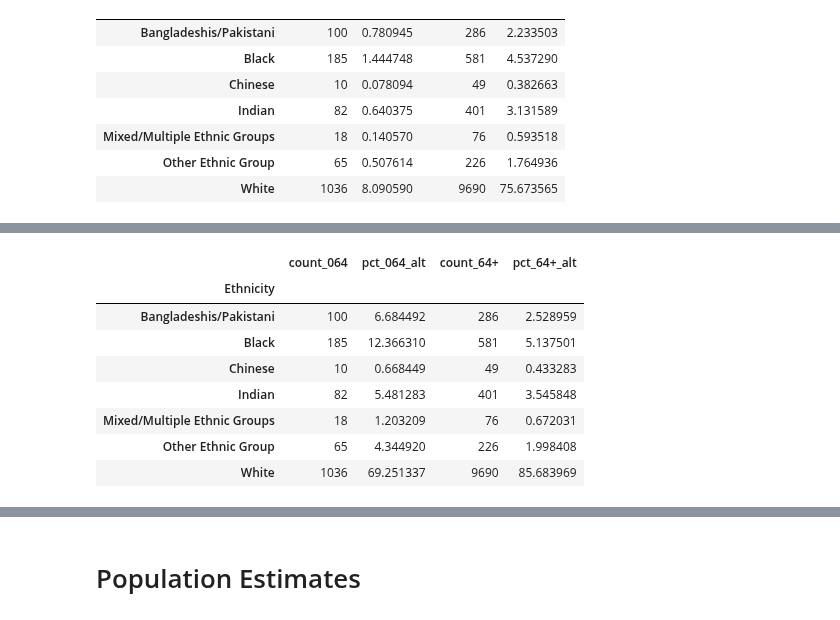
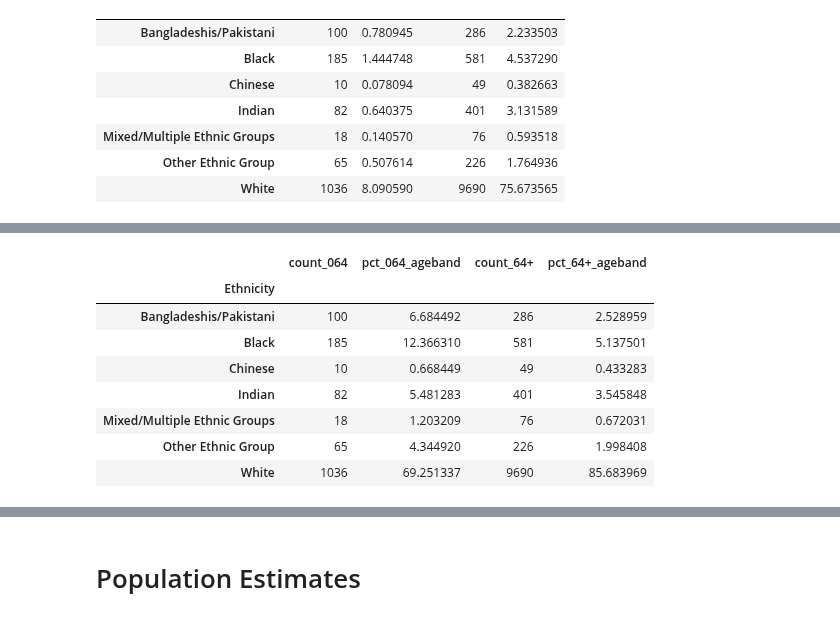
Before and after one commit to Quotennial/covid_bame, a Jupyter notebook: notebooks/simpsons_paradox.ipynb, the cells around one changed output, grey strips where cells are left out. Saved outputs shown, nothing was run; the diff lists cells and outputs as text; code cells hidden in the pictures.

```diff
--- a/notebooks/simpsons_paradox.ipynb
+++ b/notebooks/simpsons_paradox.ipynb
@@ -76,13 +179,14 @@ df_age
 # %%
+# As % of ageband
 under_64_tot  = df_age_raw.count_064.sum()
 over_64_tot  = df_age_raw["count_64+"].sum()
 df_age_alt = df_age_raw.copy()
-df_age_alt["pct_064_alt"] = (df_age_alt["count_064"]/under_64_tot)*100
-df_age_alt["pct_64+_alt"] = (df_age_alt["count_64+"]/over_64_tot)*100
-df_age_alt = df_age_alt[["count_064", "pct_064_alt", "count_64+", "pct_64+_alt"]]
+df_age_alt["pct_064_ageband"] = (df_age_alt["count_064"]/under_64_tot)*100
+df_age_alt["pct_64+_ageband"] = (df_age_alt["count_64+"]/over_64_tot)*100
+df_age_alt = df_age_alt[["count_064", "pct_064_ageband", "count_64+", "pct_64+_ageband"]]
 df_age_alt
 # %% [output]
-|  | count_064 | pct_064_alt | count_64+ | pct_64+_alt |
+|  | count_064 | pct_064_ageband | count_64+ | pct_64+_ageband |
 | Ethnicity |  |  |  |  |
 | Bangladeshis/Pakistani | 100 | 6.684492 | 286 | 2.528959 |
 | Black | 185 | 12.366310 | 581 | 5.137501 |
```
Also changed, not shown: parts of 30 cells of this notebook.
